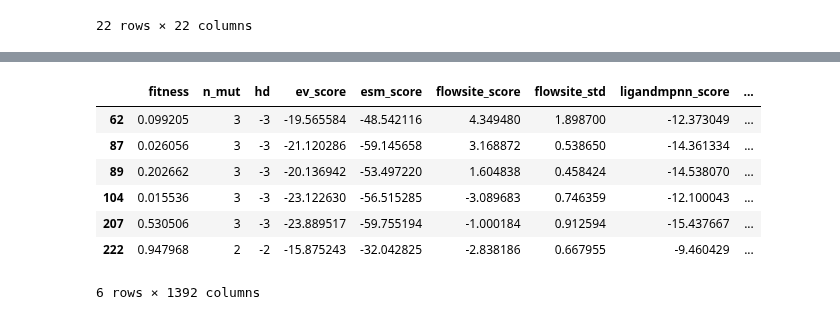
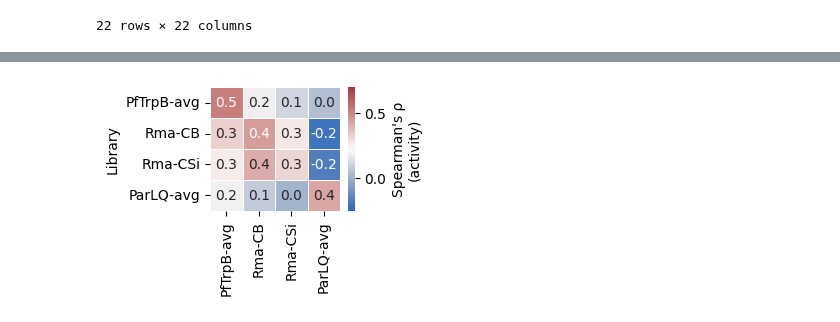
Before and after one commit to fhalab/substrate_aware_zs, a Jupyter notebook: sandbox/vis_corr.ipynb, the cells around one changed output, grey strips where cells are left out. Cells and saved outputs as stored; diff of their text form; code cells hidden in the pictures.

Commit message:
add navie comb

```diff
--- a/sandbox/vis_corr.ipynb
+++ b/sandbox/vis_corr.ipynb
@@ -734,0 +149,9 @@ plot_linear_params(lin_model, list(cb_col_dict.values()))
+# %%
+corr_df["ParLQ-avg"] = corr_df[[c for c in lib_order if "ParLQ" in c]].mean(axis=1)
+corr_df["PfTrpB-avg"] = corr_df[[c for c in lib_order if "PfTrpB" in c]].mean(axis=1)
+
+groups = {"ParLQ-avg": [c for c in lib_order if "ParLQ" in c], "PfTrpB-avg": [c for c in lib_order if "PfTrpB" in c]}
+
+for new_row, rows in groups.items():
+    corr_df.loc[new_row] = corr_df.loc[rows].mean()
+corr_df
@@ -735,3 +202,24 @@ plot_linear_params(lin_model, list(cb_col_dict.values()))
+# %%
+
+# Set the figure size
+plt.figure(figsize=(2.1, 1.6))
+# Create a heatmap
+sns.heatmap(
+    corr_df.loc[["PfTrpB-avg", "Rma-CB", "Rma-CSi", "ParLQ-avg"]][["PfTrpB-avg", "Rma-CB", "Rma-CSi", "ParLQ-avg"]],
+    # .reindex(LIB_ORDER),
+    cmap="vlag",
+    annot=True,
+    fmt=".1f",
+    linewidths=0.5,
+    cbar_kws={"label": "Spearman's ρ\n(activity)", "ticks": [0, 0.5]},
+    vmin=-0.25,
+    vmax=0.7
+)
+# Show the plot
+# plt.title("ZS Summary: Spearman correlation")
+plt.savefig("figs/zs_lin_rho_pairwise_df.svg", format="svg", dpi=300, bbox_inches="tight")
+# %% [output]
+[figure, added]
 # %%
 test_df_list = [
     "/disk2/fli/REVIVAL2/zs/comb/ParLQ-b.csv",
@@ -757,22 +245,5 @@ test_df_list = [
     "/disk2/fli/REVIVAL2/zs/comb/Rma-CB.csv",
     "/disk2/fli/REVIVAL2/zs/comb/Rma-CSi.csv",
 ]
-# %%
-iodo = pd.read_csv("/disk2/fli/REVIVAL2/zs/comb/PfTrpB-7iodo.csv")
-iodo = iodo.dropna(axis=1, how="all")
-numerical_columns = iodo.select_dtypes(include=['number']).columns
-columns_to_keep = list(numerical_columns) + ["AAs", "var"]
-iodo = iodo[columns_to_keep]
-iodo = iodo[[c for c in iodo.columns if "vina" not in c]]
-iodo[iodo.isna().any(axis=1)]
-# %% [output]
-|  | fitness | n_mut | hd | ev_score | esm_score | flowsite_score | flowsite_std | ligandmpnn_score | ... |
-| 62 | 0.099205 | 3 | -3 | -19.565584 | -48.542116 | 4.349480 | 1.898700 | -12.373049 | ... |
-| 87 | 0.026056 | 3 | -3 | -21.120286 | -59.145658 | 3.168872 | 0.538650 | -14.361334 | ... |
-| 89 | 0.202662 | 3 | -3 | -20.136942 | -53.497220 | 1.604838 | 0.458424 | -14.538070 | ... |
-| 104 | 0.015536 | 3 | -3 | -23.122630 | -56.515285 | -3.089683 | 0.746359 | -12.100043 | ... |
-| 207 | 0.530506 | 3 | -3 | -23.889517 | -59.755194 | -1.000184 | 0.912594 | -15.437667 | ... |
-| 222 | 0.947968 | 2 | -2 | -15.875243 | -32.042825 | -2.838186 | 0.667955 | -9.460429 | ... |
-6 rows × 1392 columns
 # %%
 from scipy.stats import spearmanr
```
Also changed, not shown: parts of 27 cells of this notebook, 3 other files.
